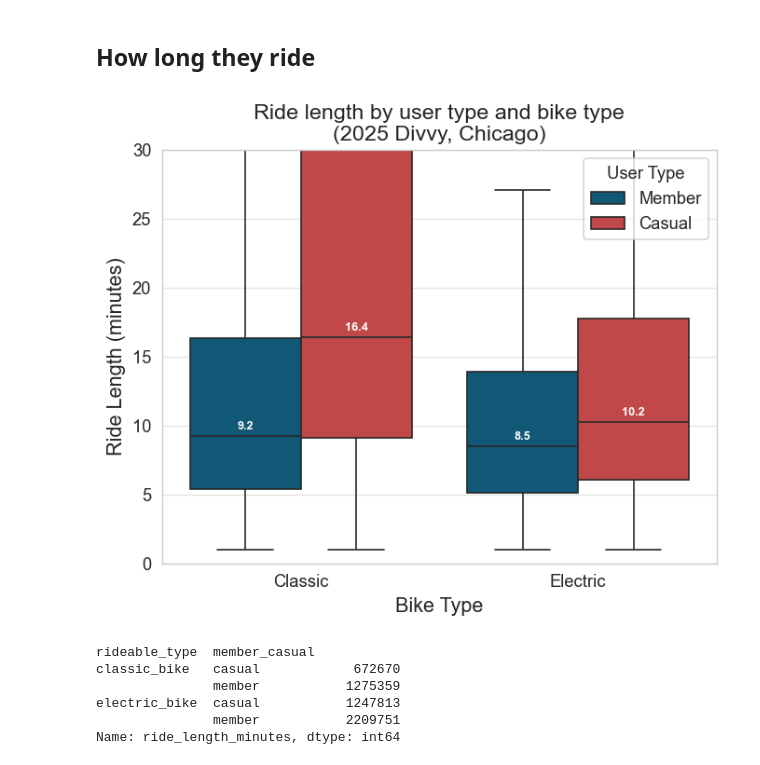
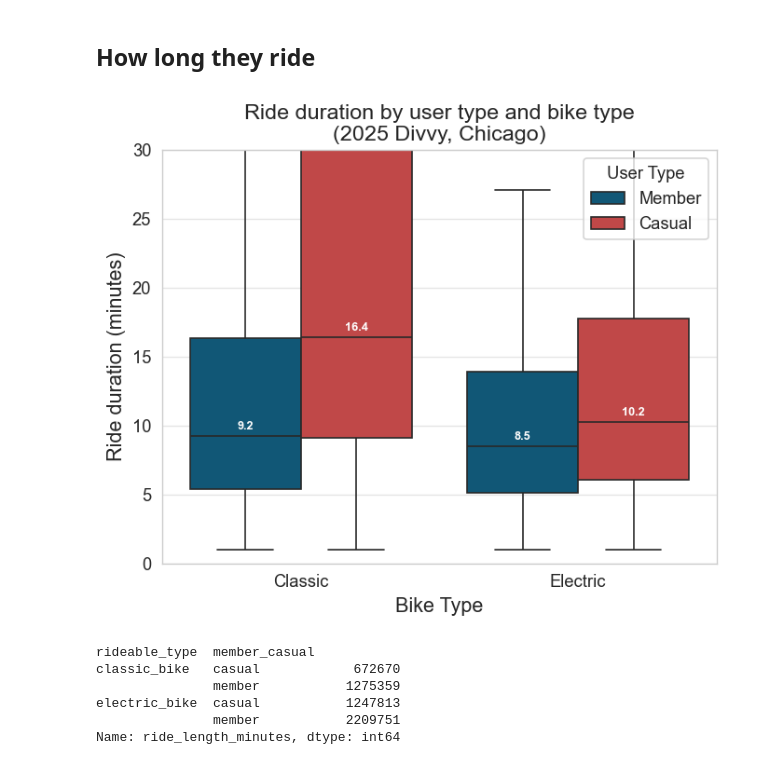
Before and after one commit to danny-hered/divvy-2025-analysis, a Jupyter notebook: report.ipynb, the cells around one changed output. Saved outputs shown, nothing was run; the diff lists cells and outputs as text; code cells hidden in the pictures.

```diff
--- a/report.ipynb
+++ b/report.ipynb
@@ -405,36 +437,36 @@ box_plot = sns.boxplot(
     order=["classic_bike", "electric_bike"],
     hue_order=hue_order,
     palette=my_palette,
 )
 
 # get medians
 medians = df.groupby(['rideable_type', 'member_casual'])['ride_length_minutes'].median()
 vertical_offset = df['ride_length_minutes'].median() * 0.05
 
 # draw medians on each box median line
 for i, rideable in enumerate(["classic_bike", "electric_bike"]):
     for j, member_type in enumerate(hue_order):
         median_val = medians[rideable, member_type]
         n_hue = len(hue_order)
         x = i - 0.2 + 0.4 * j
         box_plot.text(x, median_val + vertical_offset, f"{median_val:.1f}",
                       horizontalalignment='center', size='x-small', color='w', weight='semibold')
 
-plt.title("Ride length by user type and bike type\n(2025 Divvy, Chicago)")
+plt.title("Ride duration by user type and bike type\n(2025 Divvy, Chicago)")
 plt.xticks([0,1], ['Classic', 'Electric'])
 plt.xlabel("Bike Type")
-plt.ylabel("Ride Length (minutes)")
+plt.ylabel("Ride duration (minutes)")
 plt.ylim(0, 30)
 #plt.legend().set_title('User Type')
 legend = plt.gca().get_legend()
 legend.set_title('User Type')
 legend.get_texts()[0].set_text('Member')
 legend.get_texts()[1].set_text('Casual')
 
 plt.savefig("figures/ride_length_boxplot_300dpi.png")
 plt.show()
 # %% [output]
-[figure, old version]
+[figure, new version]
 # %%
 df.groupby(['rideable_type', 'member_casual'])['ride_length_minutes'].count()
 # %% [output]
```
Also changed, not shown: parts of 14 cells of this notebook, 5 other files.
